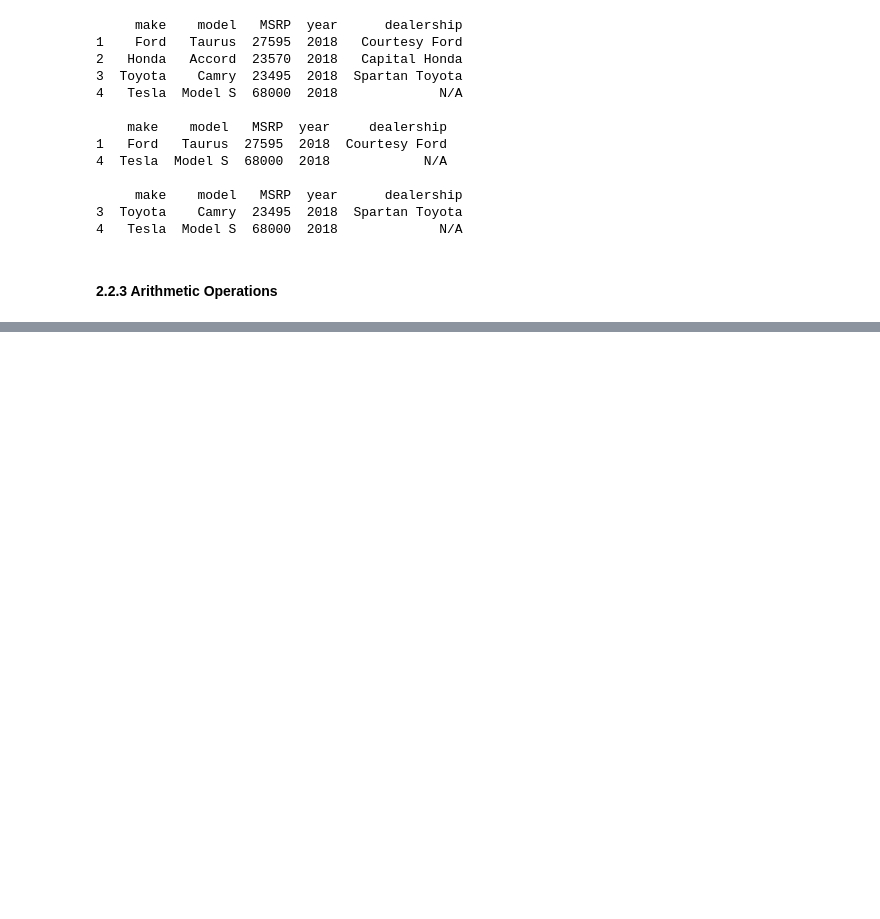
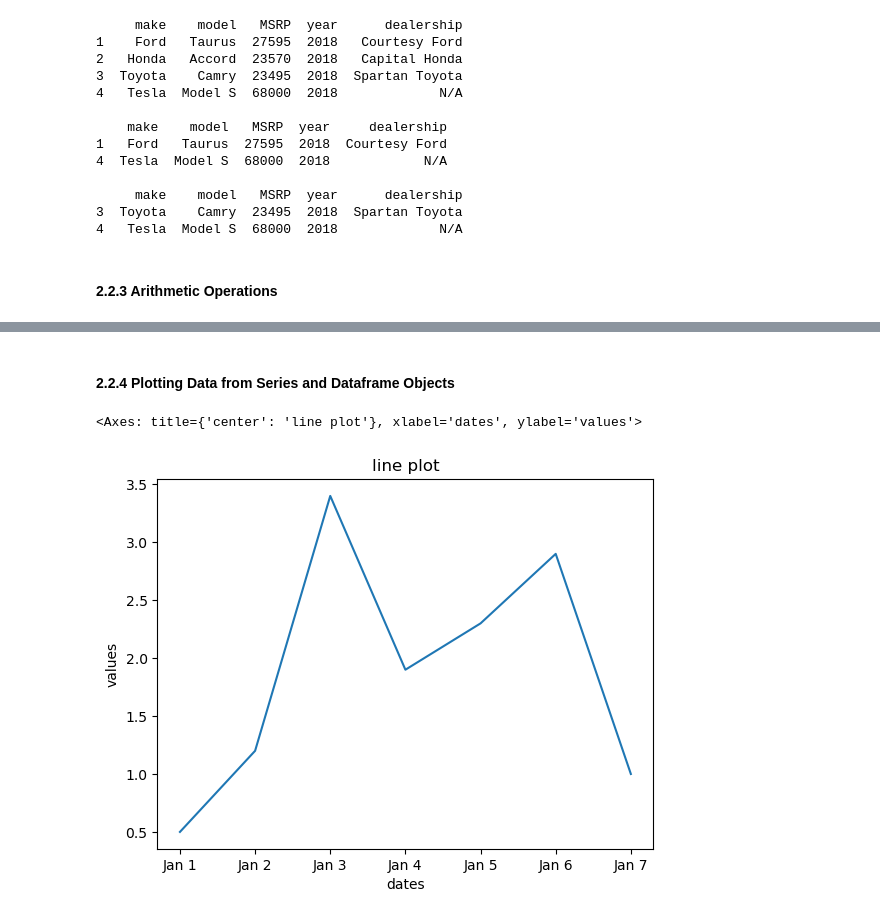
Before and after one commit to Syed-A-Naqvi/machine_learning, a Jupyter notebook: python_machine_learning/basics/pandas.ipynb, the cells around one changed output, grey strips where cells are left out. Saved outputs shown, nothing was run; the diff lists cells and outputs as text; code cells hidden in the pictures; blank space fills up the shorter version.

Commit message:
pandas and series plotting - very convenient

```diff
--- a/python_machine_learning/basics/pandas.ipynb
+++ b/python_machine_learning/basics/pandas.ipynb
@@ -416,0 +490,11 @@ e  0.771521  1.232823  1.613797
+# %% [markdown]
+#### 2.2.4 Plotting Data from Series and Dataframe Objects
+# %%
+s3 = pd.Series([0.5,1.2,3.4,1.9,2.3,2.9,1.0],
+               index=['Jan 1', 'Jan 2', 'Jan 3', 'Jan 4', 'Jan 5', 'Jan 6', 'Jan 7',])
+
+# a series object can be plotted directly as follows:
+s3.plot(kind='line', title='line plot', xlabel='dates', ylabel='values')
+# %% [output]
+<Axes: title={'center': 'line plot'}, xlabel='dates', ylabel='values'>
+[figure, added]
```
Also changed, not shown: parts of 12 cells of this notebook.
